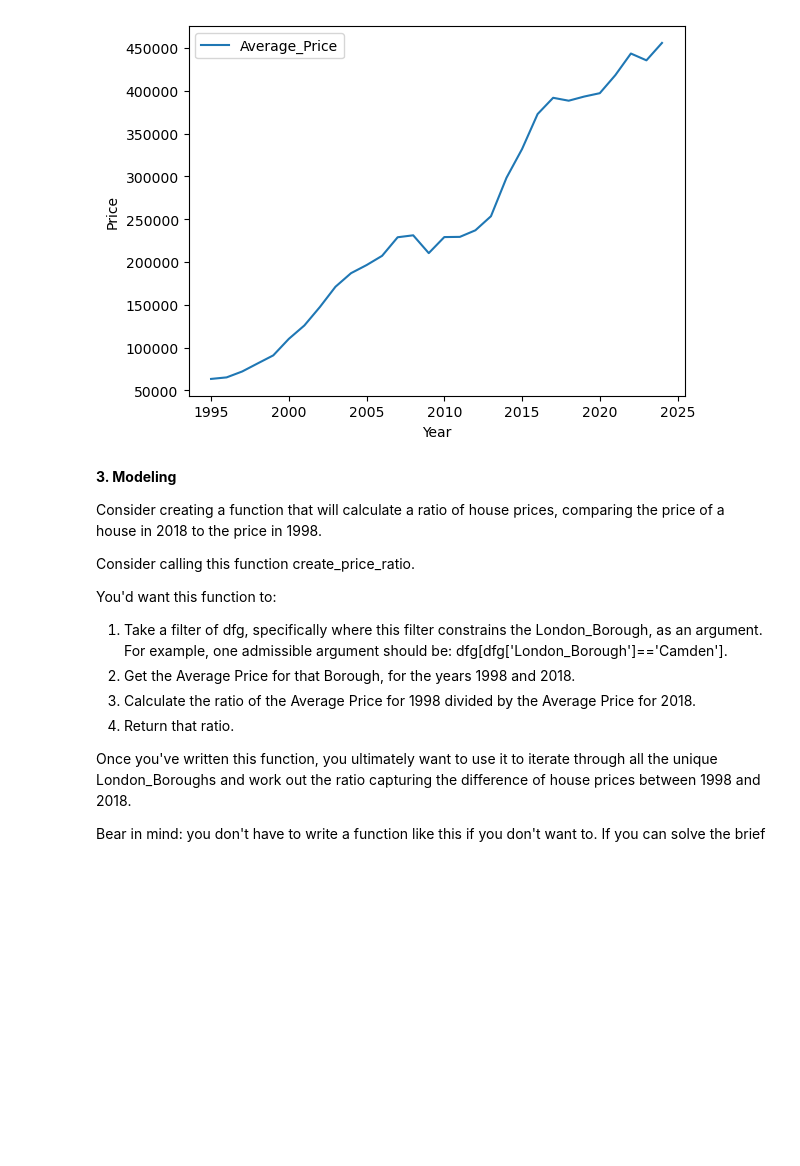
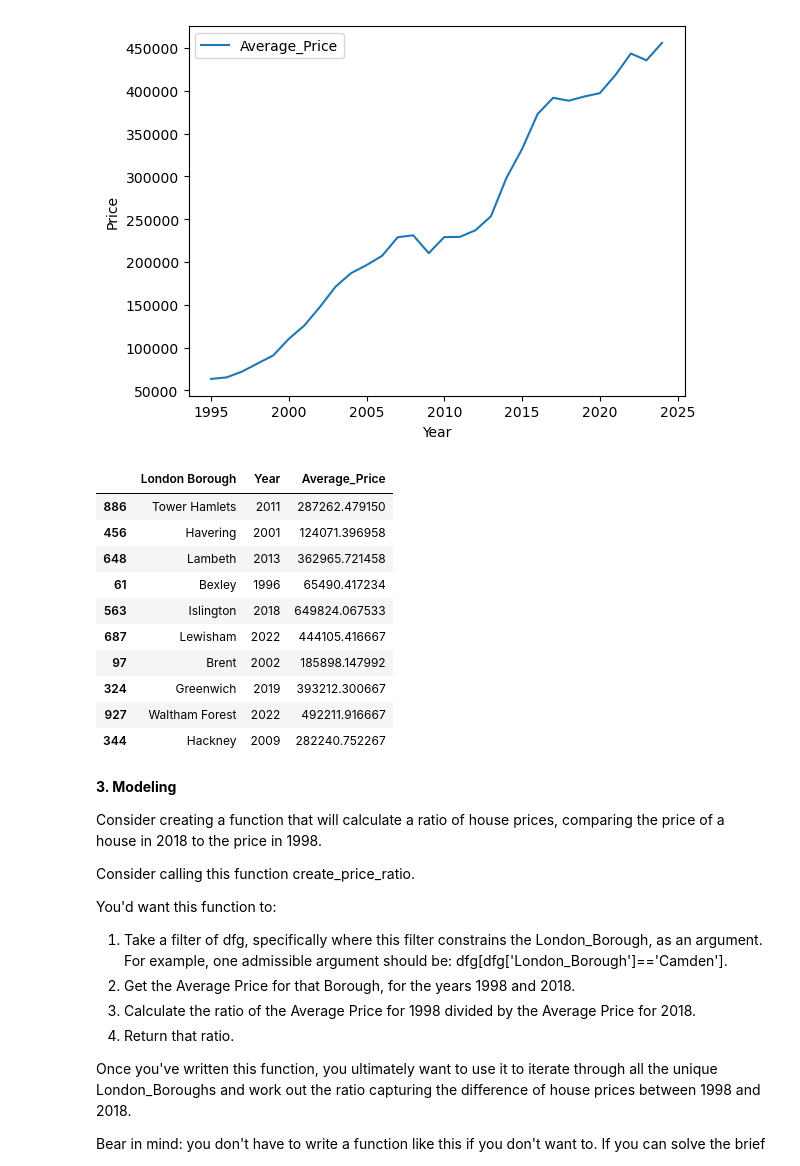
Before and after one commit to coldzonemt/springboard, a Jupyter notebook: Unit 4 Challenge - Tier 3.ipynb, the cells around one changed output. Saved outputs shown, nothing was run; the diff lists cells and outputs as text; code cells hidden in the pictures; blank space fills up the shorter version.

```diff
--- a/Unit 4 Challenge - Tier 3.ipynb
+++ b/Unit 4 Challenge - Tier 3.ipynb
@@ -419,6 +419,20 @@ greenwich_prices = df_by_year[df_by_year['London Borough'] == 'Greenwich']
 greenwich_plot = greenwich_prices.plot(kind='line', x='Year', y='Average_Price', ylabel='Price')
 # %% [output]
 [figure]
+# %%
+df_by_year.sample(10)
+# %% [output]
+|  | London Borough | Year | Average_Price |
+| 886 | Tower Hamlets | 2011 | 287262.479150 |
+| 456 | Havering | 2001 | 124071.396958 |
+| 648 | Lambeth | 2013 | 362965.721458 |
+| 61 | Bexley | 1996 | 65490.417234 |
+| 563 | Islington | 2018 | 649824.067533 |
+| 687 | Lewisham | 2022 | 444105.416667 |
+| 97 | Brent | 2002 | 185898.147992 |
+| 324 | Greenwich | 2019 | 393212.300667 |
+| 927 | Waltham Forest | 2022 | 492211.916667 |
+| 344 | Hackney | 2009 | 282240.752267 |
 # %% [markdown]
 **3. Modeling**
 
```
Also changed, not shown: parts of 14 cells of this notebook.
